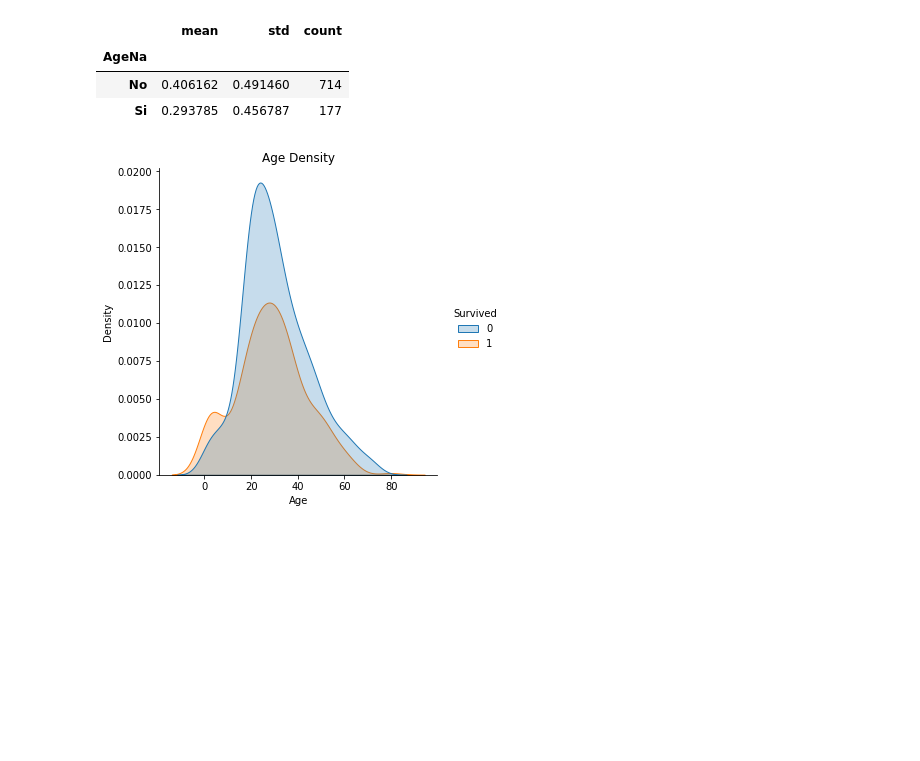
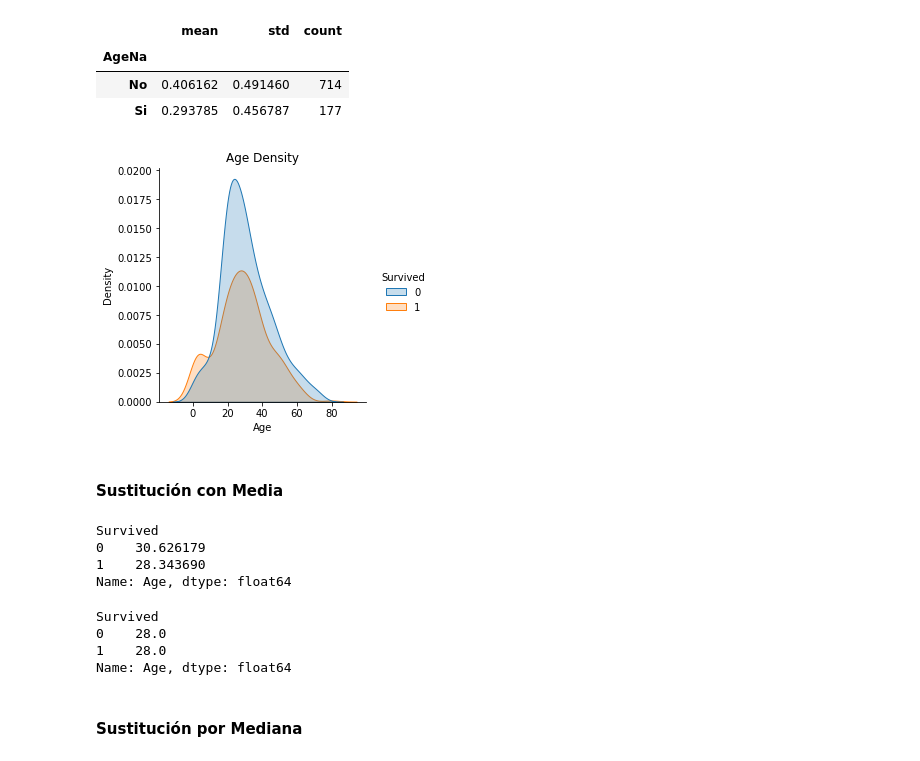
Before and after one commit to andrear17/Laboratorio2-PD, a Jupyter notebook: Lab2.ipynb, the cells around one changed output. Drawn from its saved outputs; the diff is of its cells as text; code cells hidden in the pictures; blank space fills up the shorter version.

```diff
--- a/Lab2.ipynb
+++ b/Lab2.ipynb
@@ -130,8 +144,17 @@ temp
 | No | 0.406162 | 0.491460 | 714 |
 | Si | 0.293785 | 0.456787 | 177 |
 # %%
-sns.displot(df, x="Age", hue="Survived", kind="kde", fill=True)
+sns.displot(data=df, x="Age", hue="Survived", kind="kde", fill=True, height=4)
 plt.title('Age Density')
 plt.show()
 # %% [output]
-[figure, old version]
+[figure, new version]
+# %% [markdown]
+#### Sustitución con Media
+# %%
+df.groupby('Survived').mean()['Age']
+# %% [output]
+Survived
+0    30.626179
+1    28.343690
+Name: Age, dtype: float64
@@ -137,0 +164,9 @@ plt.show()
+# %%
+df.groupby('Survived').median()['Age']
+# %% [output]
+Survived
+0    28.0
+1    28.0
+Name: Age, dtype: float64
+# %% [markdown]
+#### Sustitución por Mediana
```
Also changed, not shown: parts of 19 cells of this notebook.
